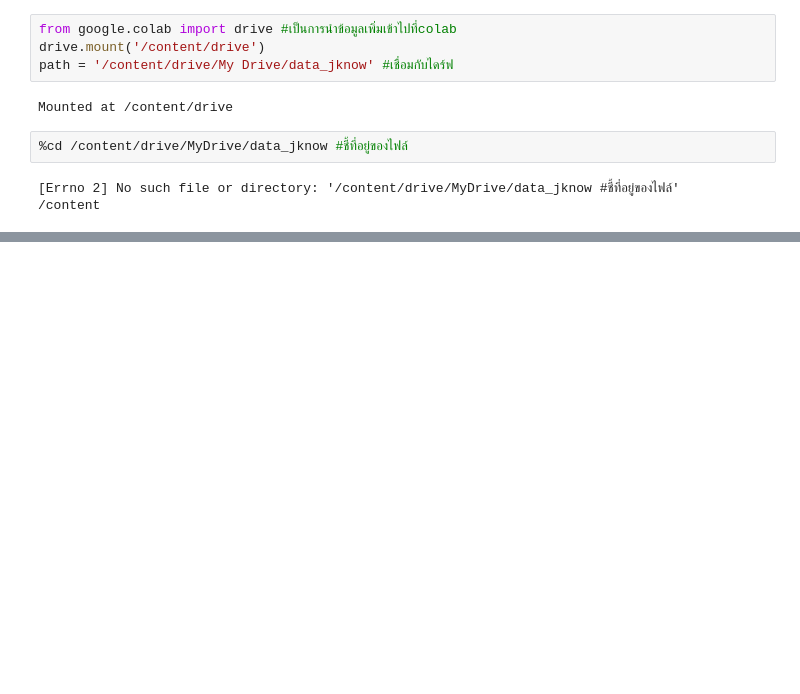
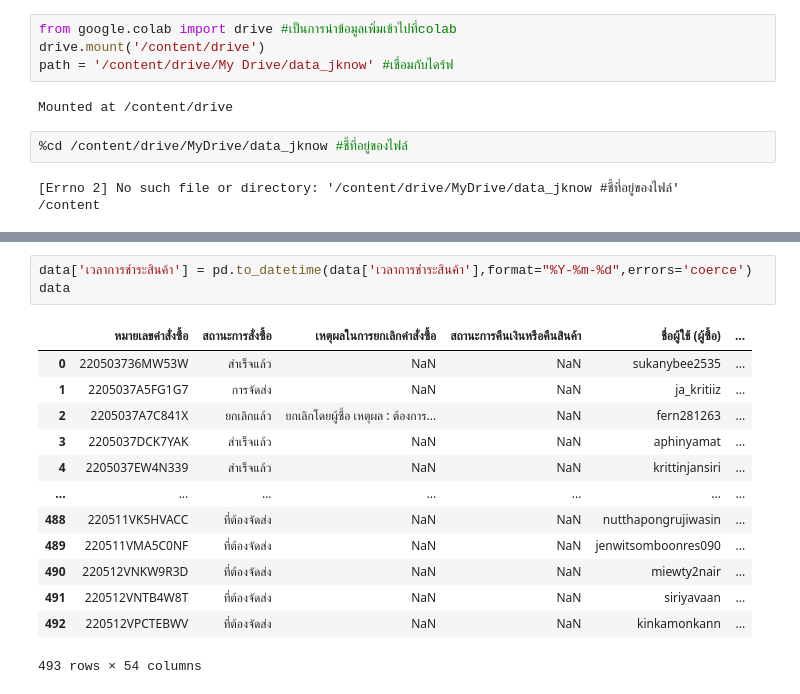
Before and after one commit to Umaporn19/data_viz_2022, a Jupyter notebook: jknowledge.ipynb, the cells around one changed output, grey strips where cells are left out. Cells and saved outputs as stored; diff of their text form; blank space fills up the shorter version.

```diff
--- a/jknowledge.ipynb
+++ b/jknowledge.ipynb
@@ -90,4 +90,21 @@ data.dtypes
 เวลาที่ทำการสั่งซื้อสำเร็จ                     object
 บันทึก                                        float64
 dtype: object
+# %%
+data['เวลาการชำระสินค้า'] = pd.to_datetime(data['เวลาการชำระสินค้า'],format="%Y-%m-%d",errors='coerce')
+data
+# %% [output]
+|  | หมายเลขคำสั่งซื้อ | สถานะการสั่งซื้อ | เหตุผลในการยกเลิกคำสั่งซื้อ | สถานะการคืนเงินหรือคืนสินค้า | ชื่อผู้ใช้ (ผู้ซื้อ) | ... |
+| 0 | 220503736MW53W | สำเร็จแล้ว | NaN | NaN | sukanybee2535 | ... |
+| 1 | 2205037A5FG1G7 | การจัดส่ง | NaN | NaN | ja_kritiiz | ... |
+| 2 | 2205037A7C841X | ยกเลิกแล้ว | ยกเลิกโดยผู้ซื้อ เหตุผล : ต้องการ... | NaN | fern281263 | ... |
+| 3 | 2205037DCK7YAK | สำเร็จแล้ว | NaN | NaN | aphinyamat | ... |
+| 4 | 2205037EW4N339 | สำเร็จแล้ว | NaN | NaN | krittinjansiri | ... |
+| ... | ... | ... | ... | ... | ... | ... |
+| 488 | 220511VK5HVACC | ที่ต้องจัดส่ง | NaN | NaN | nutthapongrujiwasin | ... |
+| 489 | 220511VMA5C0NF | ที่ต้องจัดส่ง | NaN | NaN | jenwitsomboonres090 | ... |
+| 490 | 220512VNKW9R3D | ที่ต้องจัดส่ง | NaN | NaN | miewty2nair | ... |
+| 491 | 220512VNTB4W8T | ที่ต้องจัดส่ง | NaN | NaN | siriyavaan | ... |
+| 492 | 220512VPCTEBWV | ที่ต้องจัดส่ง | NaN | NaN | kinkamonkann | ... |
+493 rows × 54 columns
 # %%
```
Also changed, not shown: parts of 13 cells of this notebook.
